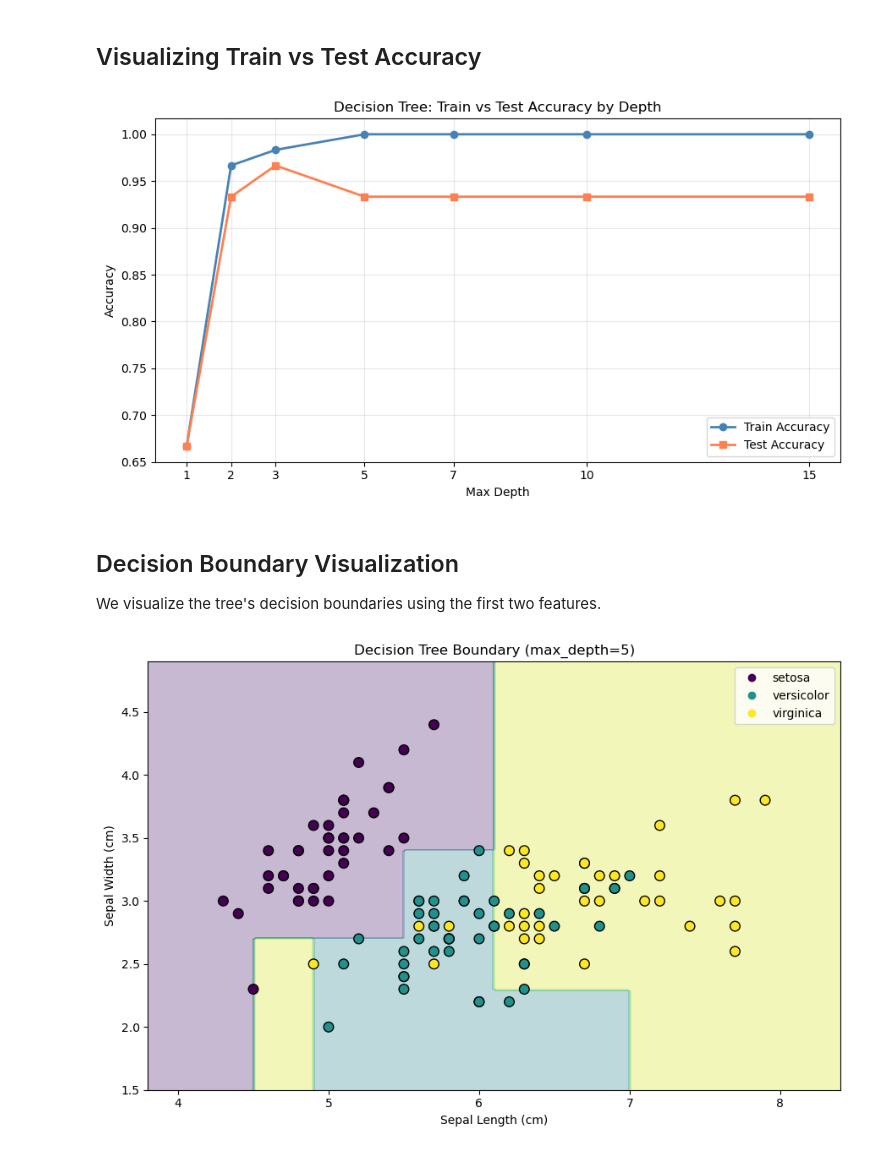
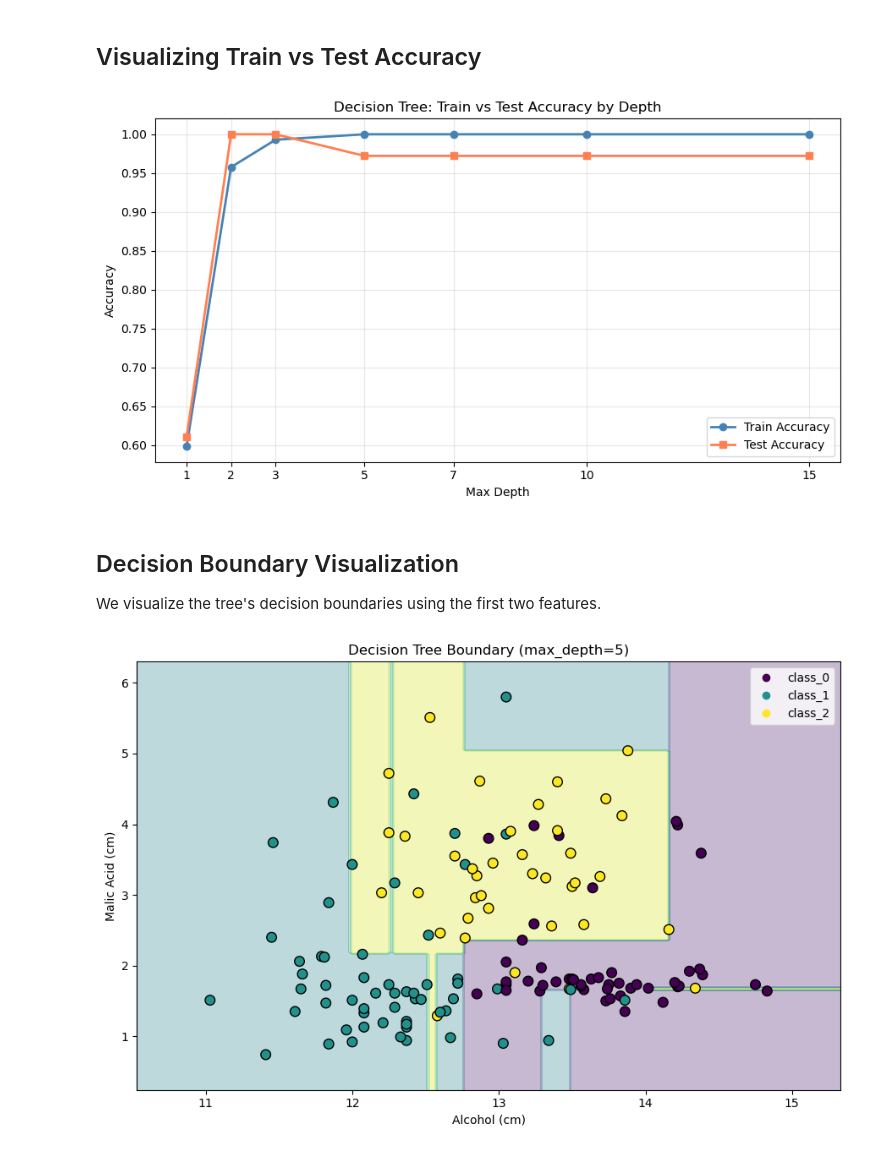
Before and after one commit to qhan18/QiushiHan-CMOR-438, a Jupyter notebook: examples/Supervised_Learning/Decision_Trees/decision_tree_classifier_demo.ipynb, the cells around one changed output. Cells and saved outputs as stored; diff of their text form; code cells hidden in the pictures.

Commit message:
Update Decision Tree notebook to use Wine dataset instead of Iris

```diff
--- a/examples/Supervised_Learning/Decision_Trees/decision_tree_classifier_demo.ipynb
+++ b/examples/Supervised_Learning/Decision_Trees/decision_tree_classifier_demo.ipynb
@@ -30,5 +30,5 @@ It is important to note that decision trees do **not** require feature scaling b
 # %%
-data = load_iris()
+data = load_wine()
 X, y = data.data, data.target
 
 print(f"Dataset shape: {X.shape}")
@@ -116,7 +116,7 @@ plt.xticks(depths)
 plt.tight_layout()
 plt.show()
 # %% [output]
-[figure, old version]
+[figure, new version]
 # %% [markdown]
 ## Decision Boundary Visualization
 
@@ -124,29 +124,29 @@ We visualize the tree's decision boundaries using the first two features.
 # %%
 X_2d = X[:, :2]
 X_train_2d, X_test_2d, y_train_2d, y_test_2d = sklearn_split(
     X_2d, y, test_size=0.2, random_state=42, stratify=y)
 
 model_2d = DecisionTreeClassifier(max_depth=5).fit(X_train_2d, y_train_2d)
 
 x_min, x_max = X_2d[:, 0].min() - 0.5, X_2d[:, 0].max() + 0.5
 y_min, y_max = X_2d[:, 1].min() - 0.5, X_2d[:, 1].max() + 0.5
 xx, yy = np.meshgrid(np.linspace(x_min, x_max, 200),
                      np.linspace(y_min, y_max, 200))
 Z = model_2d.predict(np.c_[xx.ravel(), yy.ravel()])
 Z = Z.reshape(xx.shape)
 
 plt.figure(figsize=(9, 6))
 plt.contourf(xx, yy, Z, alpha=0.3, cmap='viridis')
 scatter = plt.scatter(X_train_2d[:, 0], X_train_2d[:, 1],
                       c=y_train_2d, cmap='viridis', edgecolors='k', s=70)
-plt.xlabel('Sepal Length (cm)')
-plt.ylabel('Sepal Width (cm)')
+plt.xlabel('Alcohol (cm)')
+plt.ylabel('Malic Acid (cm)')
 plt.title('Decision Tree Boundary (max_depth=5)')
 plt.legend(handles=scatter.legend_elements()[0], labels=list(data.target_names))
 plt.tight_layout()
 plt.show()
 # %% [output]
-[figure, old version]
+[figure, new version]
 # %% [markdown]
 ## Discussion
 
```
Also changed, not shown: parts of 7 cells of this notebook, 1 other file.
